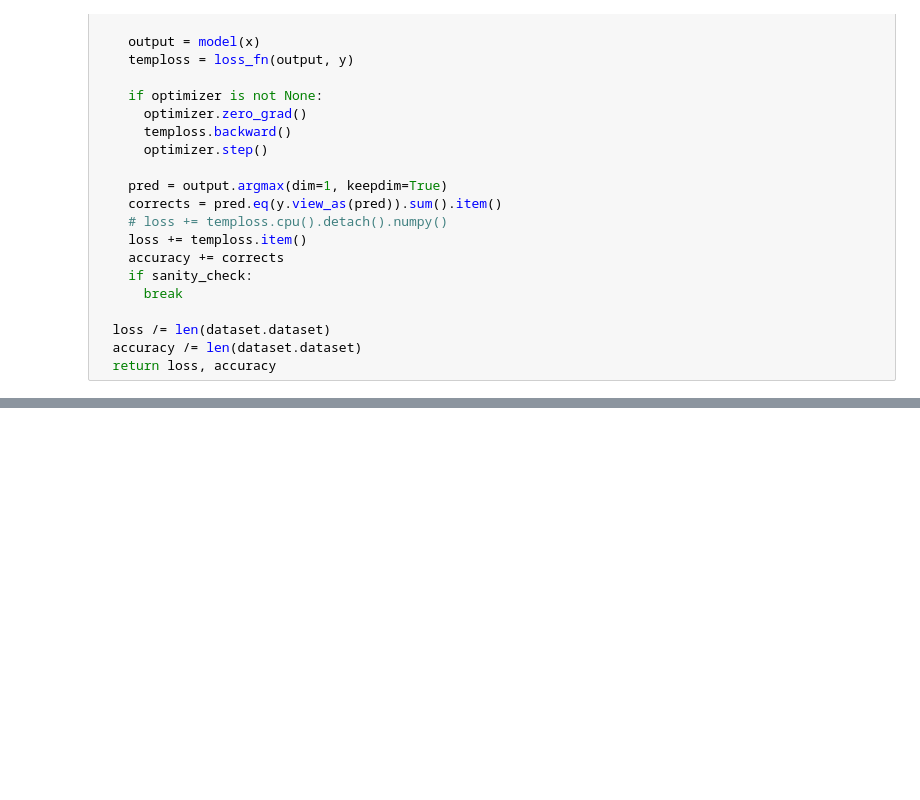
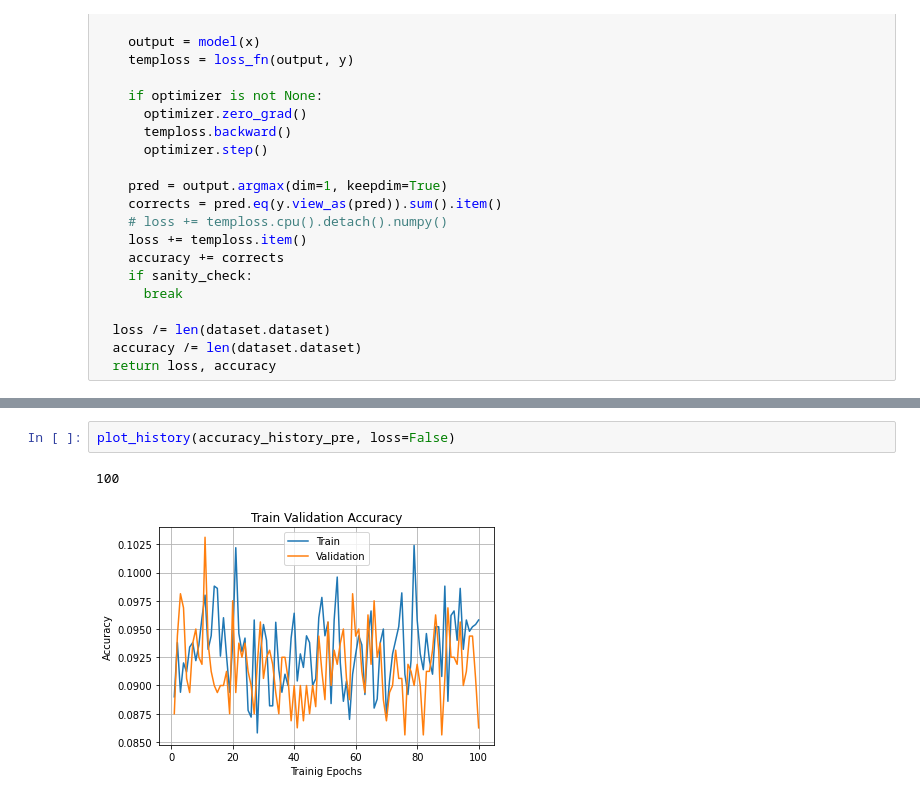
Before and after one commit to mralamdari/Multi-Classification-Pytorch, a Jupyter notebook: Multi_Classification_Pytorch.ipynb, the cells around one changed output, grey strips where cells are left out. Cells and saved outputs as stored; diff of their text form; blank space fills up the shorter version.

```diff
--- a/Multi_Classification_Pytorch.ipynb
+++ b/Multi_Classification_Pytorch.ipynb
@@ -330,0 +406,5 @@ def train_val(model, params):
+# %%
+plot_history(accuracy_history_pre, loss=False)
+# %% [output]
+100
+[figure, added]
```
Also changed, not shown: parts of 13 cells of this notebook.
